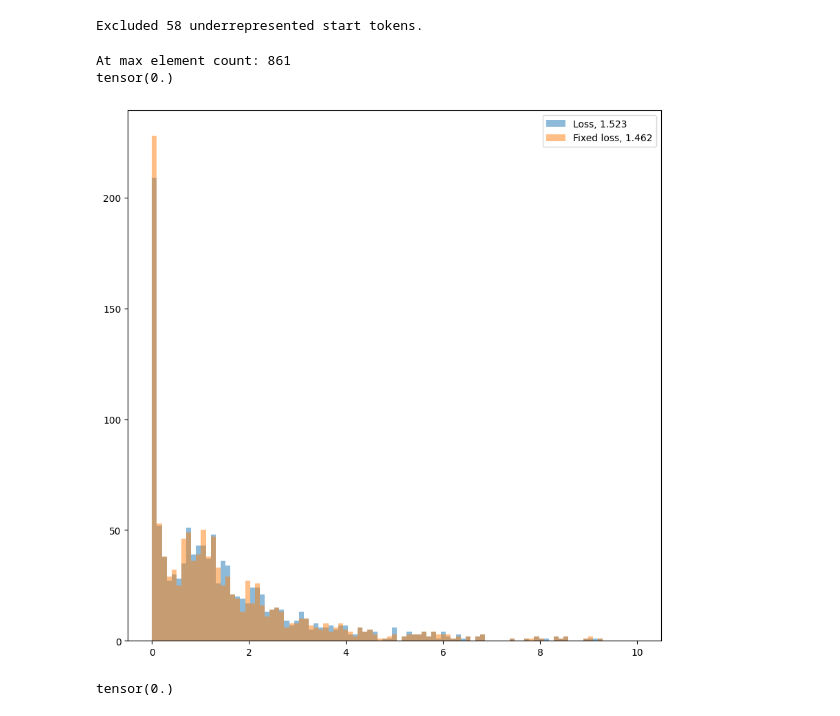
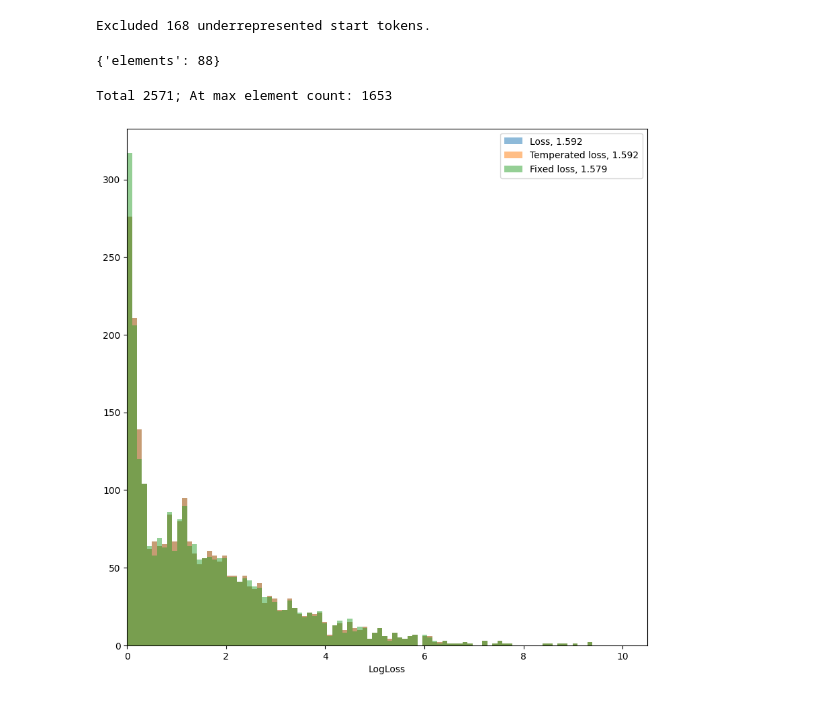
Before and after one commit to kedhip/WyckoffTransformer, a Jupyter notebook: loss_study.ipynb, the cells around one changed output. Cells and saved outputs as stored; diff of their text form; code cells hidden in the pictures.

```diff
--- a/loss_study.ipynb
+++ b/loss_study.ipynb
@@ -12,7 +12,7 @@ from cascade_transformer.model import CascadeTransformer
 from cascade_transformer.dataset import AugmentedCascadeDataset, TargetClass, batched_bincount
 
 device = torch.device("cpu")
-run_id = "nonoy0rk"
+run_id = "1okrz6qt"
 wandb_run = wandb.Api().run(f"WyckoffTransformer/{run_id}")
 config = OmegaConf.create(dict(wandb_run.config))
 
@@ -25,7 +25,7 @@ del tensors["test"]
 max_start = len(tokenisers[config.model.start_token])
 start_counts = torch.bincount(tensors["train"][config.model.start_token], minlength=max_start) + \
                 torch.bincount(tensors["val"][config.model.start_token], minlength=max_start)
-underrepresented = start_counts < 10
+underrepresented = start_counts < 1000
 start_counts[underrepresented] = 0
 print(f"Excluded {underrepresented.sum()} underrepresented start tokens.")
 start_distribution = torch.distributions.Categorical(probs=start_counts.float())
@@ -41,7 +41,10 @@ stops_dict = {field: tokenisers[field].stop_token for field in config.model.casc
 num_classes_dict = {field: len(tokenisers[field]) for field in config.model.cascade_order}
 
 generator = WyckoffGenerator(model, config.model.cascade_order, masks_dict, max_sequence_len)
-
+if "augmented_token_fields" in config.tokeniser and len(config.tokeniser.augmented_token_fields) > 0:
+    augmented_field = config.tokeniser.augmented_token_fields[0]
+else:
+    augmented_field = None
 validation_dataset = AugmentedCascadeDataset(
     data=tensors["val"],
     cascade_order=config.model.cascade_order,
@@ -50,44 +53,56 @@ validation_dataset = AugmentedCascadeDataset(
     stops=stops_dict,
     num_classes=num_classes_dict,
     start_field=config.model.start_token,
-    augmented_field=config.tokeniser.augmented_token_fields[0],
+    augmented_field=augmented_field,
     dtype=torch.long,
     device=device)
 # %% [output]
-Excluded 58 underrepresented start tokens.
+Excluded 168 underrepresented start tokens.
+# %%
+stops_dict
+# %% [output]
+{'elements': 88}
+# %%
+start_counts = torch.bincount(tensors["train"][config.model.start_token], minlength=max_start)
+underrepresented = start_counts < 100
 # %%
-known_seq_len = 6
+known_seq_len = 4
 known_cascade_len = 0
 with torch.no_grad():
     start_tokens, masked_data, target = validation_dataset.get_masked_multiclass_cascade_data(
                             known_seq_len, known_cascade_len,
                             target_type=TargetClass.NextToken, multiclass_target=True)
+    selected = ~underrepresented[start_tokens]
+    start_tokens = start_tokens[selected]
+    for i in range(len(masked_data)):
+        masked_data[i] = masked_data[i][selected]
+    target = target[selected]
     logits = model(start_tokens, masked_data, None, known_cascade_len)
     loss_fn = torch.nn.CrossEntropyLoss(reduction="none")
     loss = loss_fn(logits, target)
+
+    logits_temperated = logits / 1
+    loss_temperated = loss_fn(logits_temperated, target)
     element_present = batched_bincount(masked_data[0], dim=1, max_value=num_classes_dict["elements"], dtype=torch.bool)
     element_counts = element_present.sum(dim=1)
     # at max element count
     # ternary + MASK
     at_max_element_count = element_counts == 4
-    print(f"At max element count: {at_max_element_count.sum()}")
+    print(f"Total {target.size(0)}; At max element count: {at_max_element_count.sum()}")
     fixed_logits = logits.clone()
 
     element_present |= ~at_max_element_count[:, None]
     element_present[:, tokenisers["elements"].stop_token] = True
-    print(target[~element_present].max())
-    fixed_logits[~element_present] -= 10
+    fixed_logits[~element_present] -= 1e7
     fixed_loss = loss_fn(fixed_logits, target)
     fig, ax = plt.subplots(1, 1, figsize=(10, 10))
     bins = np.linspace(0, 10, 100)
     ax.hist(loss.cpu().numpy(), bins=bins, alpha=0.5, label=f"Loss, {loss.mean().item():.3f}")
+    ax.hist(loss_temperated.cpu().numpy(), bins=bins, alpha=0.5, label=f"Temperated loss, {loss_temperated.mean().item():.3f}")
     ax.hist(fixed_loss.cpu().numpy(), bins=bins, alpha=0.5, label=f"Fixed loss, {fixed_loss.mean().item():.3f}")
     ax.legend()
+    ax.set_xlabel("LogLoss")
+    ax.set_xlim(0)
 # %% [output]
-At max element count: 861
-tensor(0.)
+Total 2571; At max element count: 1653
-[figure, old version]
+[figure, new version]
-# %%
-target[~element_present].max()
-# %% [output]
-tensor(0.)
```
Also changed, not shown: parts of 10 cells of this notebook, 13 other files.
